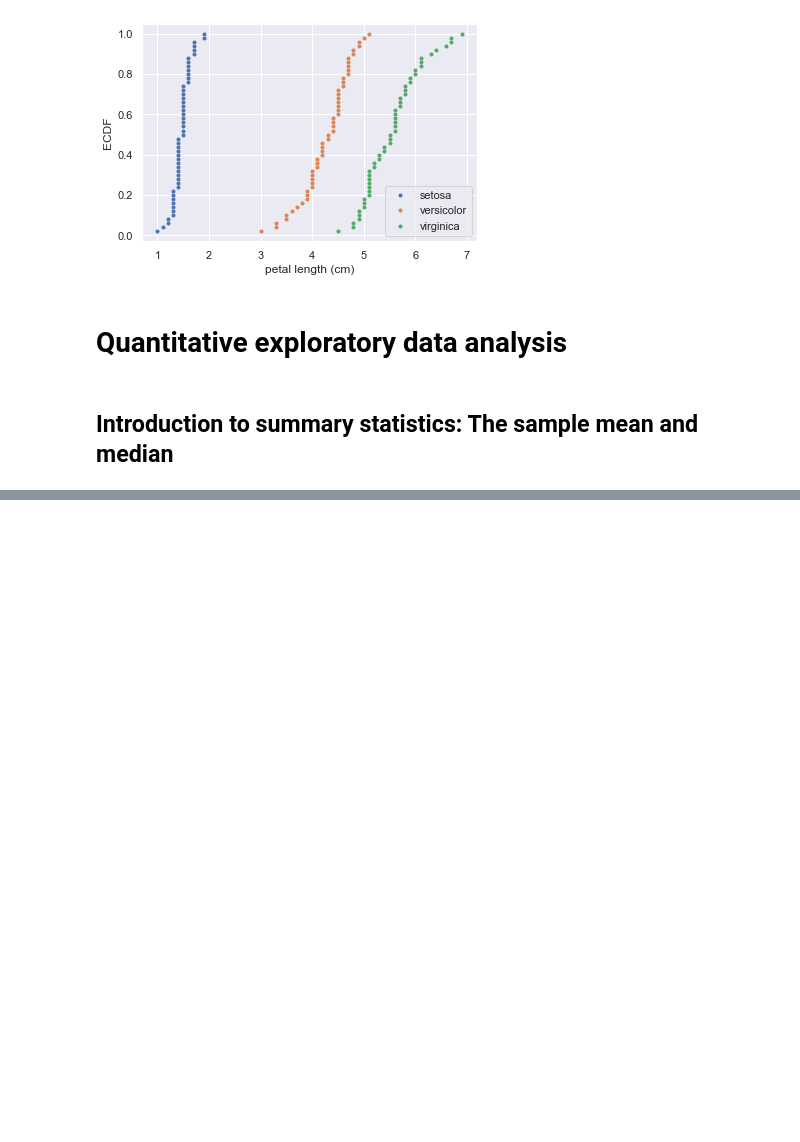
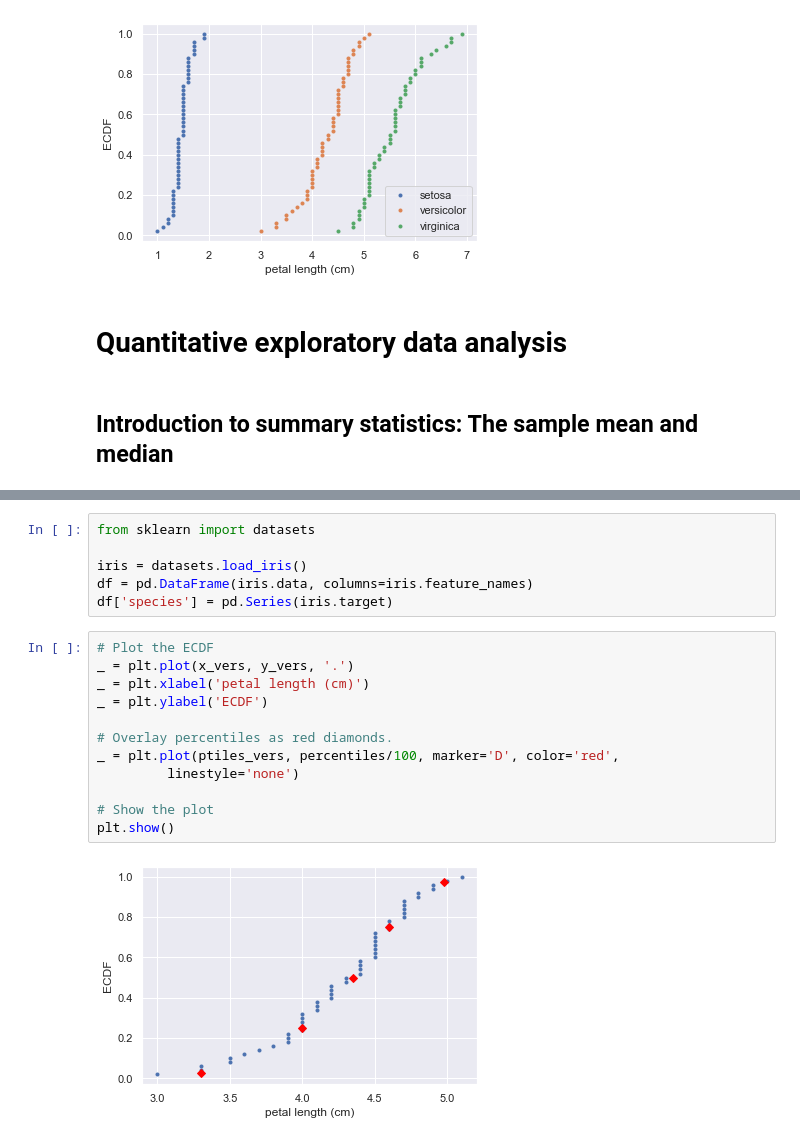
Before and after one commit to Yuleii/programming-notebook, a Jupyter notebook: statistical_thinking_in_python.ipynb, the cells around one changed output, grey strips where cells are left out. Saved outputs shown, nothing was run; the diff lists cells and outputs as text; blank space fills up the shorter version.

```diff
--- a/statistical_thinking_in_python.ipynb
+++ b/statistical_thinking_in_python.ipynb
@@ -160,0 +221,20 @@ plt.show()
+# %%
+from sklearn import datasets
+
+iris = datasets.load_iris()
+df = pd.DataFrame(iris.data, columns=iris.feature_names)
+df['species'] = pd.Series(iris.target)
+# %%
+# Plot the ECDF
+_ = plt.plot(x_vers, y_vers, '.')
+_ = plt.xlabel('petal length (cm)')
+_ = plt.ylabel('ECDF')
+
+# Overlay percentiles as red diamonds.
+_ = plt.plot(ptiles_vers, percentiles/100, marker='D', color='red',
+         linestyle='none')
+
+# Show the plot
+plt.show()
+# %% [output]
+[figure, added]
```
Also changed, not shown: parts of 106 cells of this notebook, 4 other files.
